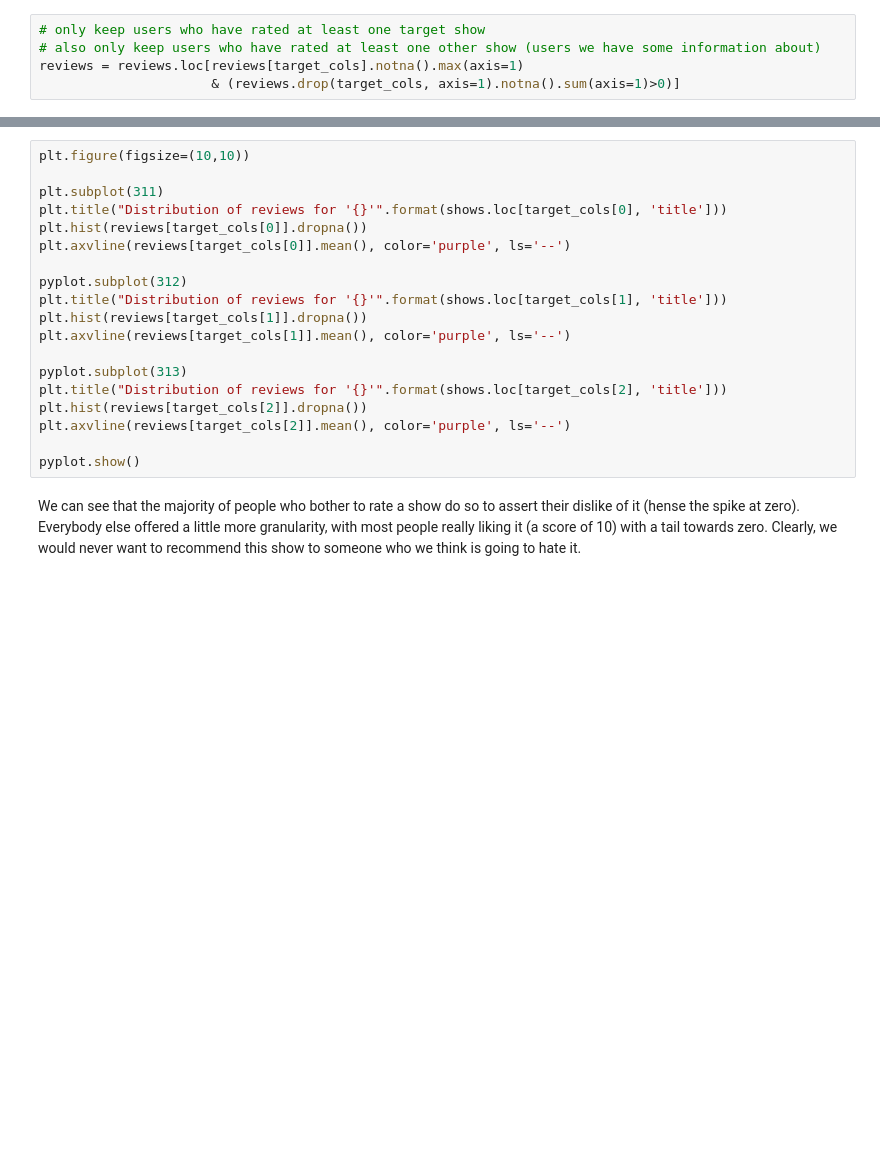
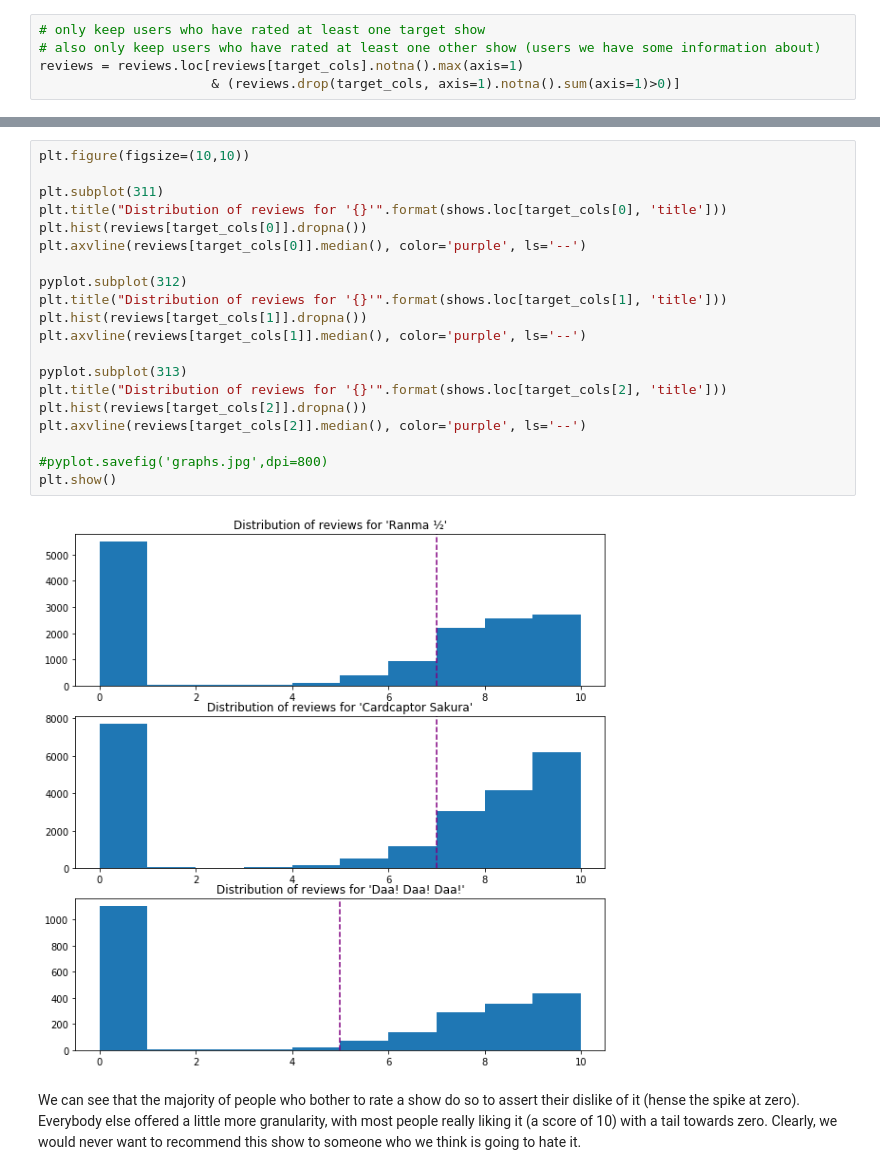
Before and after one commit to p-mckenzie/example-projects, a Jupyter notebook: anime/analysis.ipynb, the cells around one changed output, grey strips where cells are left out. Saved outputs shown, nothing was run; the diff lists cells and outputs as text; blank space fills up the shorter version.

```diff
--- a/anime/analysis.ipynb
+++ b/anime/analysis.ipynb
@@ -37,21 +62,24 @@ reviews = reviews.loc[reviews[target_cols].notna().max(axis=1)
 # %%
 plt.figure(figsize=(10,10))
 
 plt.subplot(311)
 plt.title("Distribution of reviews for '{}'".format(shows.loc[target_cols[0], 'title']))
 plt.hist(reviews[target_cols[0]].dropna())
-plt.axvline(reviews[target_cols[0]].mean(), color='purple', ls='--')
+plt.axvline(reviews[target_cols[0]].median(), color='purple', ls='--')
 
 pyplot.subplot(312)
 plt.title("Distribution of reviews for '{}'".format(shows.loc[target_cols[1], 'title']))
 plt.hist(reviews[target_cols[1]].dropna())
-plt.axvline(reviews[target_cols[1]].mean(), color='purple', ls='--')
+plt.axvline(reviews[target_cols[1]].median(), color='purple', ls='--')
 
 pyplot.subplot(313)
 plt.title("Distribution of reviews for '{}'".format(shows.loc[target_cols[2], 'title']))
 plt.hist(reviews[target_cols[2]].dropna())
-plt.axvline(reviews[target_cols[2]].mean(), color='purple', ls='--')
+plt.axvline(reviews[target_cols[2]].median(), color='purple', ls='--')
 
-pyplot.show()
+#pyplot.savefig('graphs.jpg',dpi=800)
+plt.show()
+# %% [output]
+[figure, added]
 # %% [markdown]
 We can see that the majority of people who bother to rate a show do so to assert their dislike of it (hense the spike at zero). Everybody else offered a little more granularity, with most people really liking it (a score of 10) with a tail towards zero. Clearly, we would never want to recommend this show to someone who we think is going to hate it.
```
Also changed, not shown: parts of 41 cells of this notebook.
